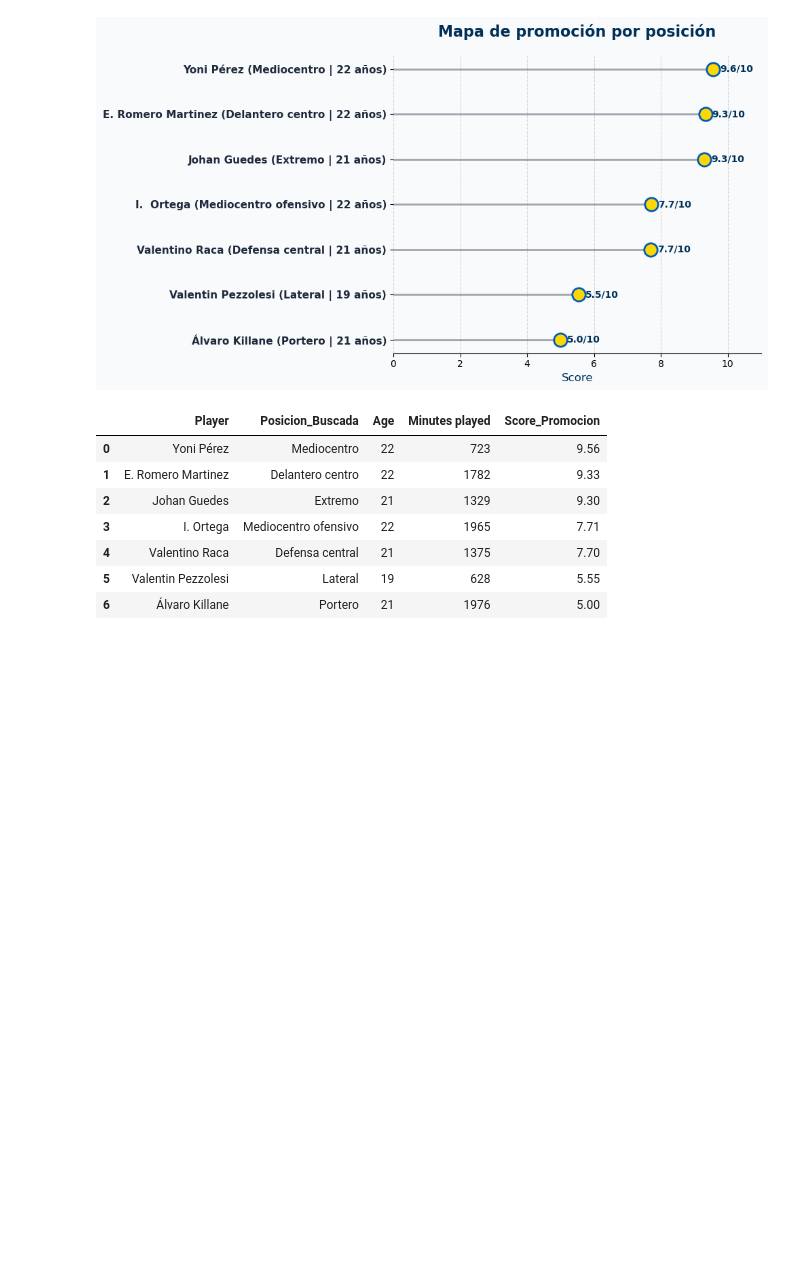
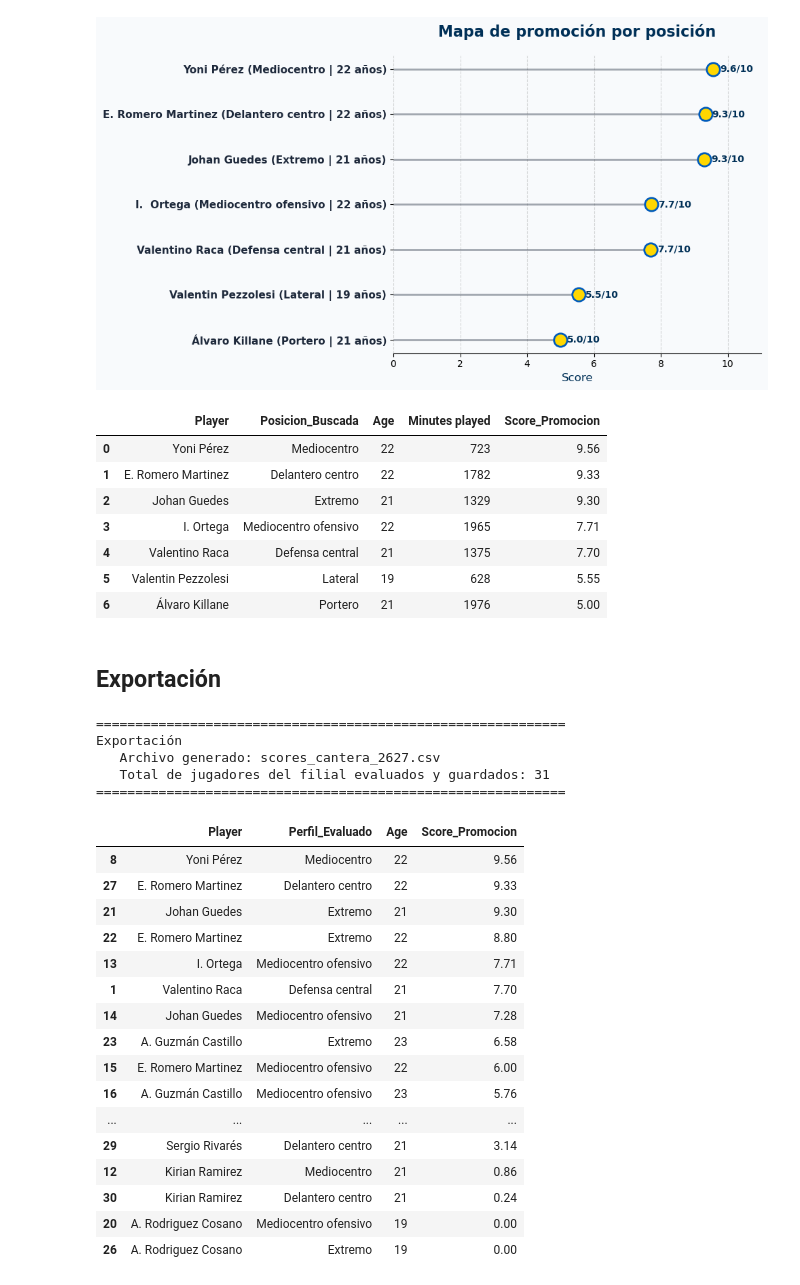
Before and after one commit to alsuaarez/TFM, a Jupyter notebook: src/scouting/cantera.ipynb, the cells around one changed output. Saved outputs shown, nothing was run; the diff lists cells and outputs as text; code cells hidden in the pictures; blank space fills up the shorter version.

```diff
--- a/src/scouting/cantera.ipynb
+++ b/src/scouting/cantera.ipynb
@@ -360,3 +360,5 @@ Jugador filial por posición...
 | 4 | Valentino Raca | Defensa central | 21 | 1375 | 7.70 |
 | 5 | Valentin Pezzolesi | Lateral | 19 | 628 | 5.55 |
 | 6 | Álvaro Killane | Portero | 21 | 1976 | 5.00 |
+# %% [markdown]
+## Exportación
@@ -362,0 +403,52 @@ Jugador filial por posición...
+# %%
+posiciones_a_evaluar = [
+    ('GK', 'Portero'), ('CB', 'Defensa central'), ('RB|LB', 'Lateral'),
+    ('CMF|DMF', 'Mediocentro'), ('AMF', 'Mediocentro ofensivo'),
+    ('RW|LW', 'Extremo'), ('CF', 'Delantero centro')
+]
+
+lista_resultados = []
+
+for siglas, perfil in posiciones_a_evaluar:
+    df_resultado = evaluar_cantera_masivo(df_lpa, siglas, perfil, PERFILES_OBJETIVO)
+    if not df_resultado.empty:
+        lista_resultados.append(df_resultado)
+
+# Unificar todo en un solo DataFrame maestro
+df_cantera_scores = pd.concat(lista_resultados, ignore_index=True)
+# %%
+# Exportación del Dataset de Scores
+ruta_exportacion = ruta_data / 'scores_cantera_2627.csv'
+df_cantera_scores.to_csv(ruta_exportacion, index=False, encoding='utf-8-sig')
+
+print("="*60)
+print(f"Exportación")
+print(f"   Archivo generado: {ruta_exportacion.name}")
+print(f"   Total de jugadores del filial evaluados y guardados: {len(df_cantera_scores)}")
+print("="*60)
+
+# Vista previa de los 5 jugadores con mayor puntuación absoluta en el filial
+display(df_cantera_scores[['Player', 'Perfil_Evaluado', 'Age', 'Score_Promocion']].sort_values('Score_Promocion', ascending=False))
+# %% [output]
+============================================================
+Exportación
+   Archivo generado: scores_cantera_2627.csv
+   Total de jugadores del filial evaluados y guardados: 31
+============================================================
+|  | Player | Perfil_Evaluado | Age | Score_Promocion |
+| 8 | Yoni Pérez | Mediocentro | 22 | 9.56 |
+| 27 | E. Romero Martinez | Delantero centro | 22 | 9.33 |
+| 21 | Johan Guedes | Extremo | 21 | 9.30 |
+| 22 | E. Romero Martinez | Extremo | 22 | 8.80 |
+| 13 | I. Ortega | Mediocentro ofensivo | 22 | 7.71 |
+| 1 | Valentino Raca | Defensa central | 21 | 7.70 |
+| 14 | Johan Guedes | Mediocentro ofensivo | 21 | 7.28 |
+| 23 | A. Guzmán Castillo | Extremo | 23 | 6.58 |
+| 15 | E. Romero Martinez | Mediocentro ofensivo | 22 | 6.00 |
+| 16 | A. Guzmán Castillo | Mediocentro ofensivo | 23 | 5.76 |
+| ... | ... | ... | ... | ... |
+| 29 | Sergio Rivarés | Delantero centro | 21 | 3.14 |
+| 12 | Kirian Ramirez | Mediocentro | 21 | 0.86 |
+| 30 | Kirian Ramirez | Delantero centro | 21 | 0.24 |
+| 20 | A. Rodriguez Cosano | Mediocentro ofensivo | 19 | 0.00 |
+| 26 | A. Rodriguez Cosano | Extremo | 19 | 0.00 |
```
Also changed, not shown: parts of 1 cell of this notebook.
